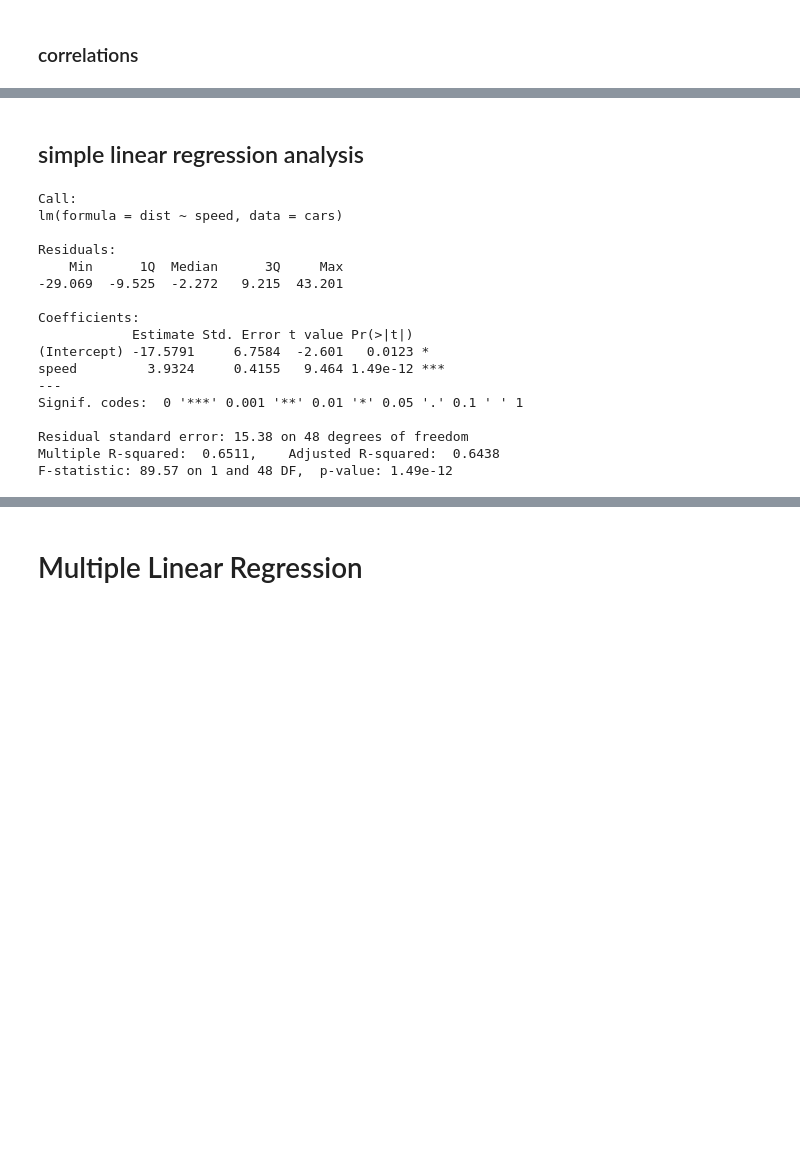
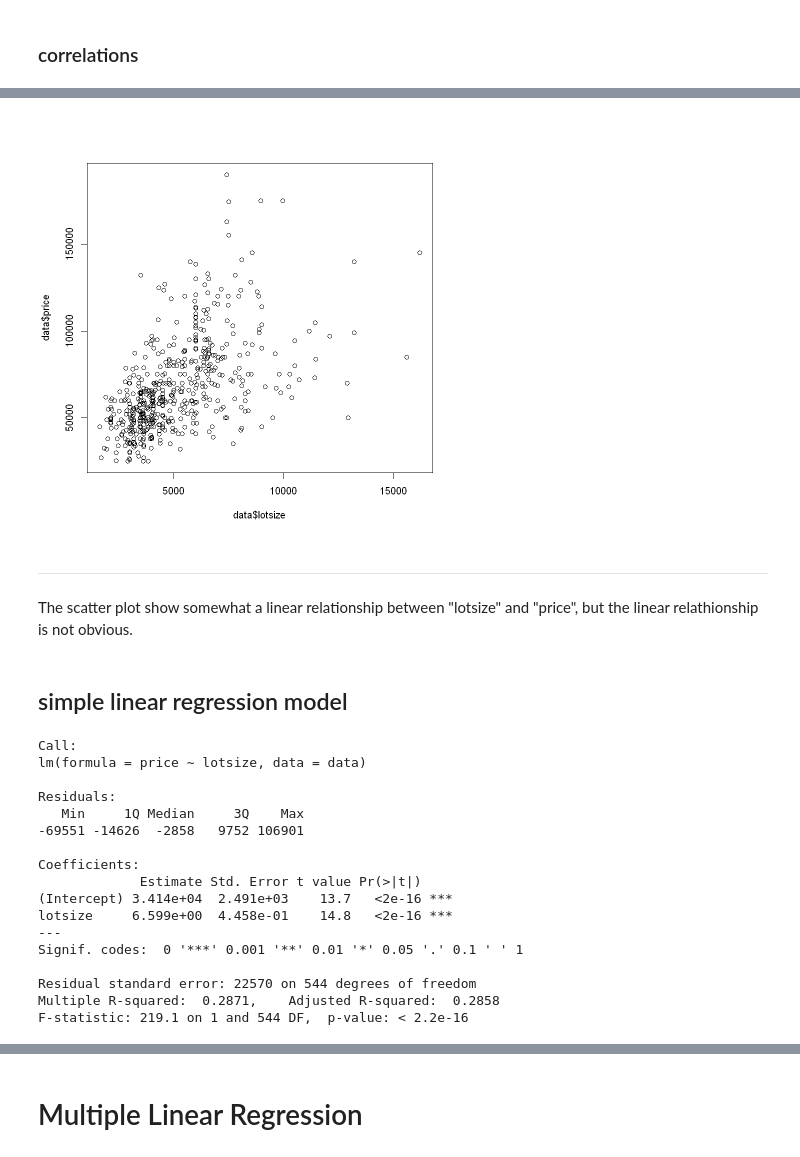
Before and after one commit to ying-wendywang/R_StatisticAnalysis, a Jupyter notebook: 1_LinearRegression.ipynb, the cells around one changed output, grey strips where cells are left out. Drawn from its saved outputs; the diff is of its cells as text; code cells hidden in the pictures; blank space fills up the shorter version.

```diff
--- a/1_LinearRegression.ipynb
+++ b/1_LinearRegression.ipynb
@@ -72,26 +117,33 @@ Next, we will run a linear regression model to explore the detailed relationship
+# %%
+plot(data$lotsize, data$price)
+# %% [output]
+[figure, added]
+# %% [markdown]
+---
+The scatter plot show somewhat a linear relationship between "lotsize" and "price", but the linear relathionship is not obvious.
 # %% [markdown]
-## simple linear regression analysis
+## simple linear regression model
 # %%
-lm1 <- lm(dist ~ speed, data=cars)  # y ~ x
-summary(lm1)  # show results
+lm1.1 <- lm(price ~ lotsize, data = data)
+summary(lm1.1)
 # %% [output]
 Call:
-lm(formula = dist ~ speed, data = cars)
+lm(formula = price ~ lotsize, data = data)
 
 Residuals:
-    Min      1Q  Median      3Q     Max
--29.069  -9.525  -2.272   9.215  43.201
+   Min     1Q Median     3Q    Max
+-69551 -14626  -2858   9752 106901
 
 Coefficients:
-            Estimate Std. Error t value Pr(>|t|)
-(Intercept) -17.5791     6.7584  -2.601   0.0123 *
-speed         3.9324     0.4155   9.464 1.49e-12 ***
+             Estimate Std. Error t value Pr(>|t|)
+(Intercept) 3.414e+04  2.491e+03    13.7   <2e-16 ***
+lotsize     6.599e+00  4.458e-01    14.8   <2e-16 ***
 ---
 Signif. codes:  0 '***' 0.001 '**' 0.01 '*' 0.05 '.' 0.1 ' ' 1
 
-Residual standard error: 15.38 on 48 degrees of freedom
-Multiple R-squared:  0.6511,    Adjusted R-squared:  0.6438
-F-statistic: 89.57 on 1 and 48 DF,  p-value: 1.49e-12
+Residual standard error: 22570 on 544 degrees of freedom
+Multiple R-squared:  0.2871,    Adjusted R-squared:  0.2858
+F-statistic: 219.1 on 1 and 544 DF,  p-value: < 2.2e-16
 # %% [markdown]
 ---
 Results show that:
```
Also changed, not shown: parts of 76 cells of this notebook.
